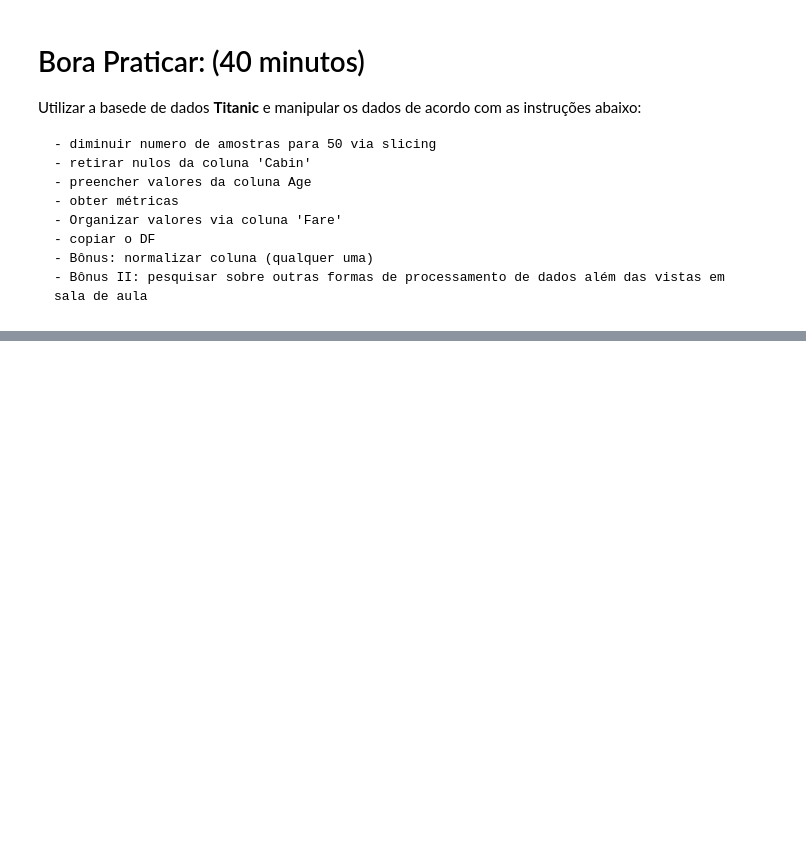
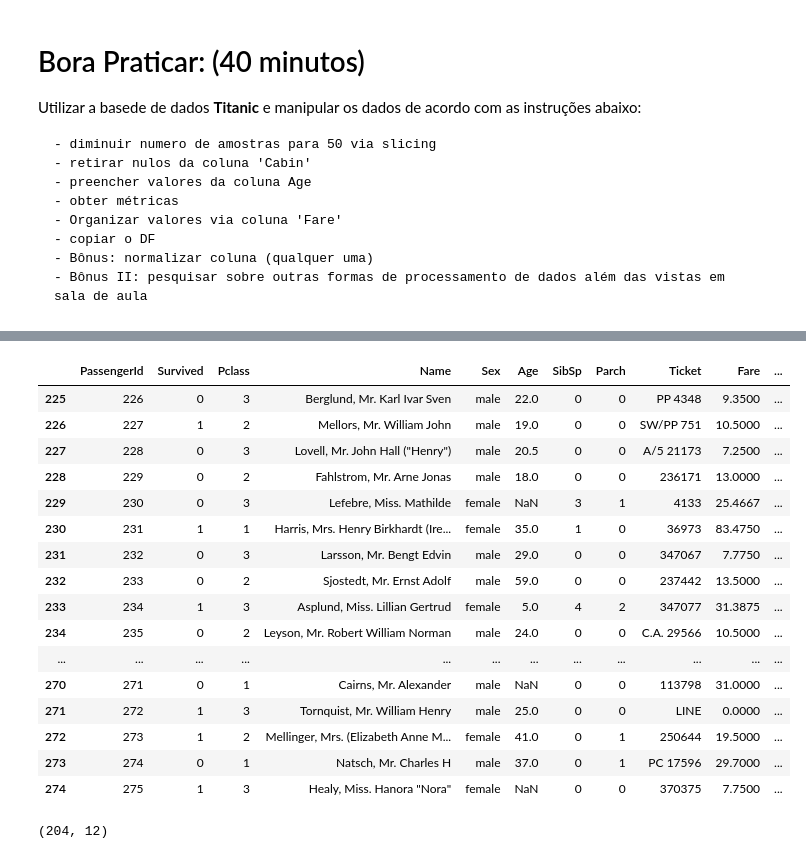
Before and after one commit to reprograma/on26-python-s11-pandas-numpy-I, a Jupyter notebook: material/aula_s11.ipynb, the cells around one changed output, grey strips where cells are left out. Drawn from its saved outputs; the diff is of its cells as text; code cells hidden in the pictures; blank space fills up the shorter version.

```diff
--- a/material/aula_s11.ipynb
+++ b/material/aula_s11.ipynb
@@ -163,3 +376,6 @@ Utilizar a basede de dados **Titanic** e manipular os dados de acordo com as ins
     - copiar o DF
     - Bônus: normalizar coluna (qualquer uma)
     - Bônus II: pesquisar sobre outras formas de processamento de dados além das vistas em sala de aula
+# %%
+df_exercicio = pd.read_csv('titanic.csv')
+df_exercicio
@@ -165,0 +396,27 @@ Utilizar a basede de dados **Titanic** e manipular os dados de acordo com as ins
+# %%
+# diminuir o número de amostras para 50 via slicing
+df_exercicio[225:275]
+# %% [output]
+|  | PassengerId | Survived | Pclass | Name | Sex | Age | SibSp | Parch | Ticket | Fare | ... |
+| 225 | 226 | 0 | 3 | Berglund, Mr. Karl Ivar Sven | male | 22.0 | 0 | 0 | PP 4348 | 9.3500 | ... |
+| 226 | 227 | 1 | 2 | Mellors, Mr. William John | male | 19.0 | 0 | 0 | SW/PP 751 | 10.5000 | ... |
+| 227 | 228 | 0 | 3 | Lovell, Mr. John Hall ("Henry") | male | 20.5 | 0 | 0 | A/5 21173 | 7.2500 | ... |
+| 228 | 229 | 0 | 2 | Fahlstrom, Mr. Arne Jonas | male | 18.0 | 0 | 0 | 236171 | 13.0000 | ... |
+| 229 | 230 | 0 | 3 | Lefebre, Miss. Mathilde | female | NaN | 3 | 1 | 4133 | 25.4667 | ... |
+| 230 | 231 | 1 | 1 | Harris, Mrs. Henry Birkhardt (Ire... | female | 35.0 | 1 | 0 | 36973 | 83.4750 | ... |
+| 231 | 232 | 0 | 3 | Larsson, Mr. Bengt Edvin | male | 29.0 | 0 | 0 | 347067 | 7.7750 | ... |
+| 232 | 233 | 0 | 2 | Sjostedt, Mr. Ernst Adolf | male | 59.0 | 0 | 0 | 237442 | 13.5000 | ... |
+| 233 | 234 | 1 | 3 | Asplund, Miss. Lillian Gertrud | female | 5.0 | 4 | 2 | 347077 | 31.3875 | ... |
+| 234 | 235 | 0 | 2 | Leyson, Mr. Robert William Norman | male | 24.0 | 0 | 0 | C.A. 29566 | 10.5000 | ... |
+| ... | ... | ... | ... | ... | ... | ... | ... | ... | ... | ... | ... |
+| 270 | 271 | 0 | 1 | Cairns, Mr. Alexander | male | NaN | 0 | 0 | 113798 | 31.0000 | ... |
+| 271 | 272 | 1 | 3 | Tornquist, Mr. William Henry | male | 25.0 | 0 | 0 | LINE | 0.0000 | ... |
+| 272 | 273 | 1 | 2 | Mellinger, Mrs. (Elizabeth Anne M... | female | 41.0 | 0 | 1 | 250644 | 19.5000 | ... |
+| 273 | 274 | 0 | 1 | Natsch, Mr. Charles H | male | 37.0 | 0 | 1 | PC 17596 | 29.7000 | ... |
+| 274 | 275 | 1 | 3 | Healy, Miss. Hanora "Nora" | female | NaN | 0 | 0 | 370375 | 7.7500 | ... |
+# %%
+# retirar nulos da coluna 'Cabin'
+df_exercicio = df_exercicio.dropna(subset=['Cabin'])
+df_exercicio.shape
+# %% [output]
+(204, 12)
```
Also changed, not shown: parts of 33 cells of this notebook, 3 other files.
